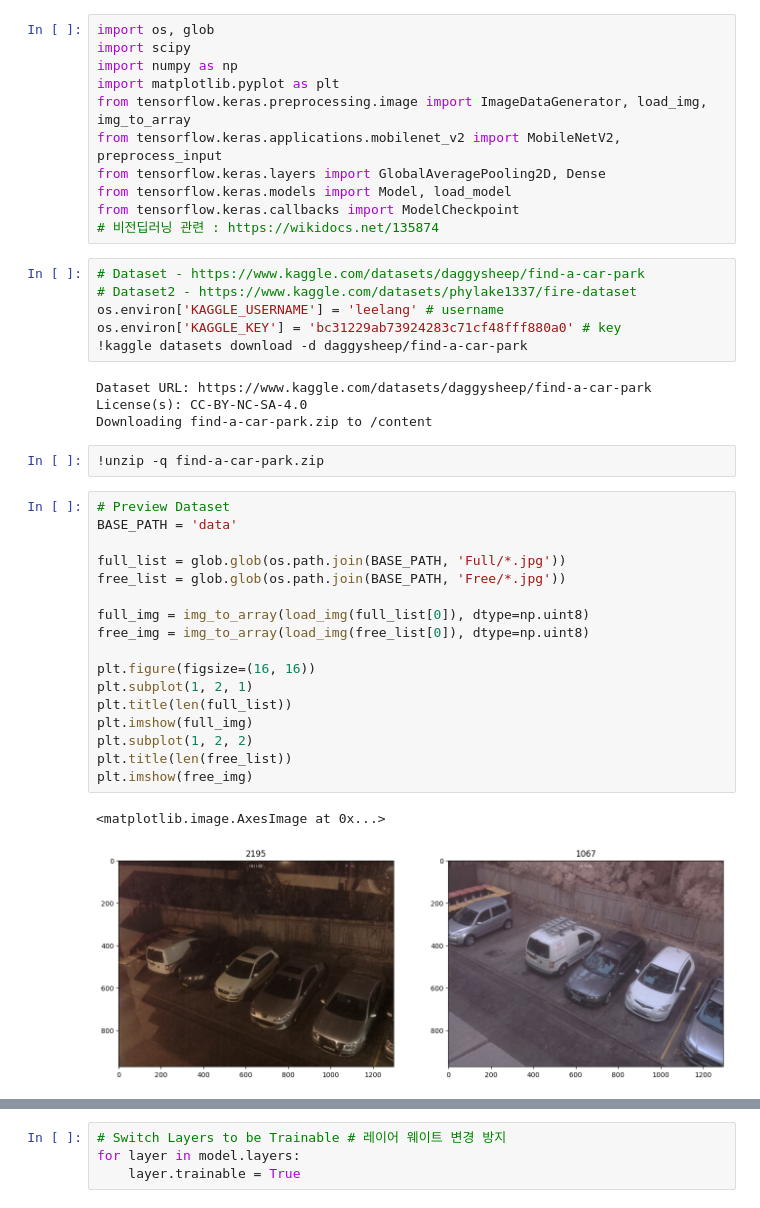
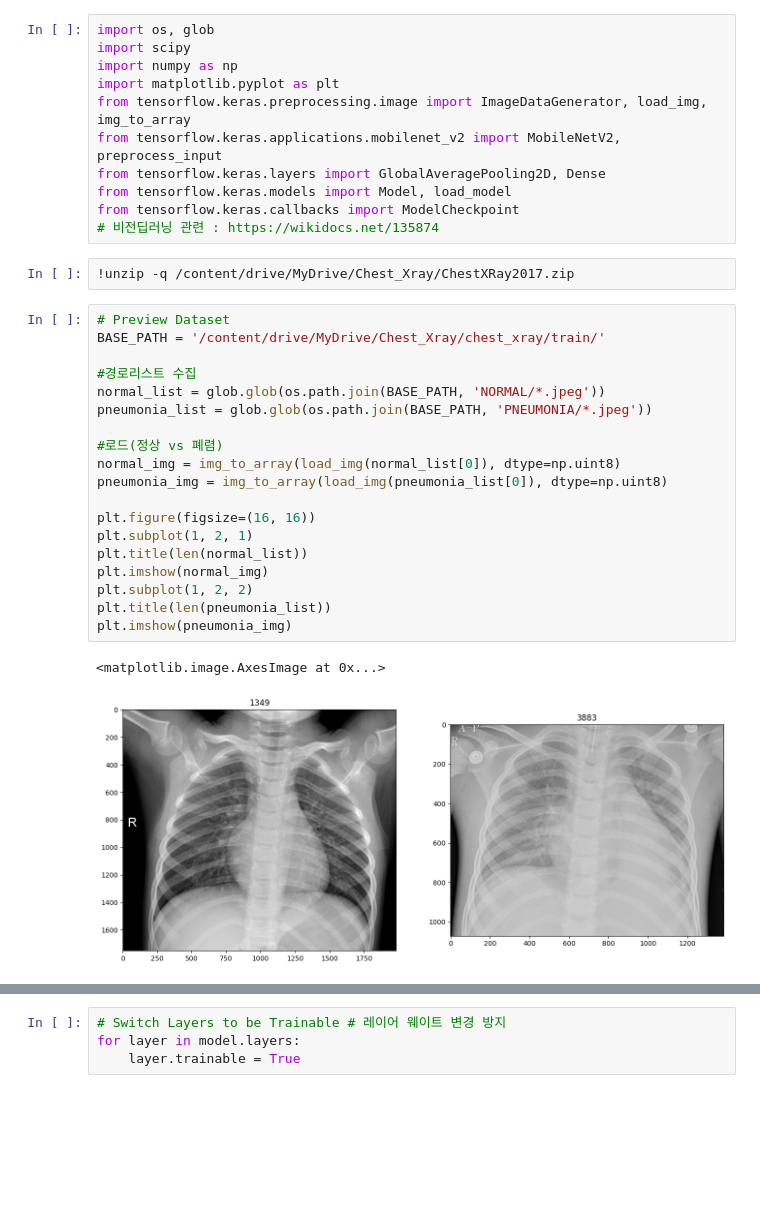
Before and after one commit to jihyeon602/DeepLearning_practice, a Jupyter notebook: 231121_CAM.ipynb, the cells around one changed output, grey strips where cells are left out. Cells and saved outputs as stored; diff of their text form; blank space fills up the shorter version.

```diff
--- a/231121_CAM.ipynb
+++ b/231121_CAM.ipynb
@@ -11,38 +16,30 @@ from tensorflow.keras.layers import GlobalAveragePooling2D, Dense
 from tensorflow.keras.models import Model, load_model
 from tensorflow.keras.callbacks import ModelCheckpoint
 # 비전딥러닝 관련 : https://wikidocs.net/135874
-# %%
-# Dataset - https://www.kaggle.com/datasets/daggysheep/find-a-car-park
-# Dataset2 - https://www.kaggle.com/datasets/phylake1337/fire-dataset
-os.environ['KAGGLE_USERNAME'] = 'leelang' # username
-os.environ['KAGGLE_KEY'] = 'bc31229ab73924283c71cf48fff880a0' # key
-!kaggle datasets download -d daggysheep/find-a-car-park
-# %% [output]
-Dataset URL: https://www.kaggle.com/datasets/daggysheep/find-a-car-park
-License(s): CC-BY-NC-SA-4.0
-Downloading find-a-car-park.zip to /content
 # %%
-!unzip -q find-a-car-park.zip
+!unzip -q /content/drive/MyDrive/Chest_Xray/ChestXRay2017.zip
 # %%
 # Preview Dataset
-BASE_PATH = 'data'
+BASE_PATH = '/content/drive/MyDrive/Chest_Xray/chest_xray/train/'
 
-full_list = glob.glob(os.path.join(BASE_PATH, 'Full/*.jpg'))
-free_list = glob.glob(os.path.join(BASE_PATH, 'Free/*.jpg'))
+#경로리스트 수집
+normal_list = glob.glob(os.path.join(BASE_PATH, 'NORMAL/*.jpeg'))
+pneumonia_list = glob.glob(os.path.join(BASE_PATH, 'PNEUMONIA/*.jpeg'))
 
-full_img = img_to_array(load_img(full_list[0]), dtype=np.uint8)
-free_img = img_to_array(load_img(free_list[0]), dtype=np.uint8)
+#로드(정상 vs 폐렴)
+normal_img = img_to_array(load_img(normal_list[0]), dtype=np.uint8)
+pneumonia_img = img_to_array(load_img(pneumonia_list[0]), dtype=np.uint8)
 
 plt.figure(figsize=(16, 16))
 plt.subplot(1, 2, 1)
-plt.title(len(full_list))
-plt.imshow(full_img)
+plt.title(len(normal_list))
+plt.imshow(normal_img)
 plt.subplot(1, 2, 2)
-plt.title(len(free_list))
-plt.imshow(free_img)
+plt.title(len(pneumonia_list))
+plt.imshow(pneumonia_img)
 # %% [output]
 <matplotlib.image.AxesImage at 0x...>
-[figure, old version]
+[figure, new version]
 # %%
 # DataGenerator
 # 어그멘테이션
```
Also changed, not shown: parts of 9 cells of this notebook.
